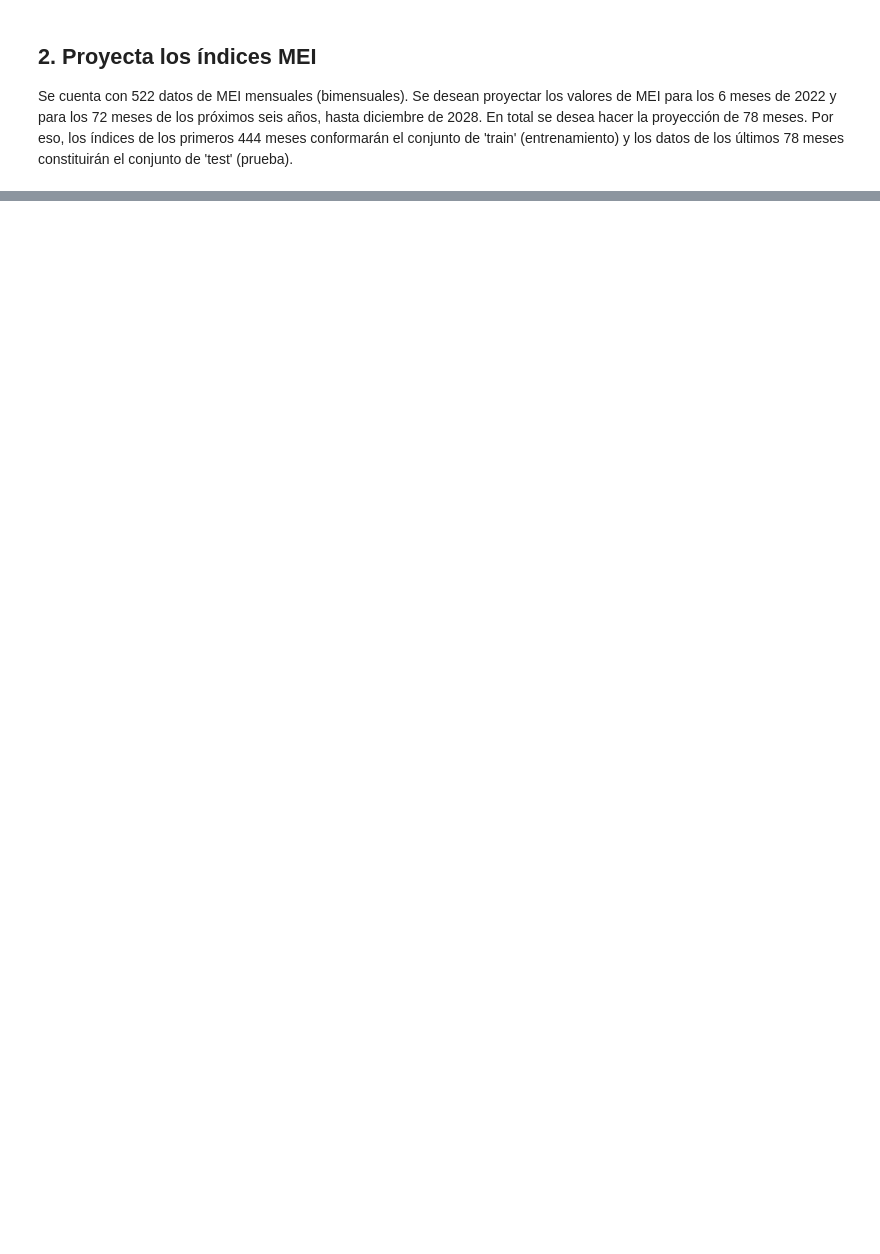
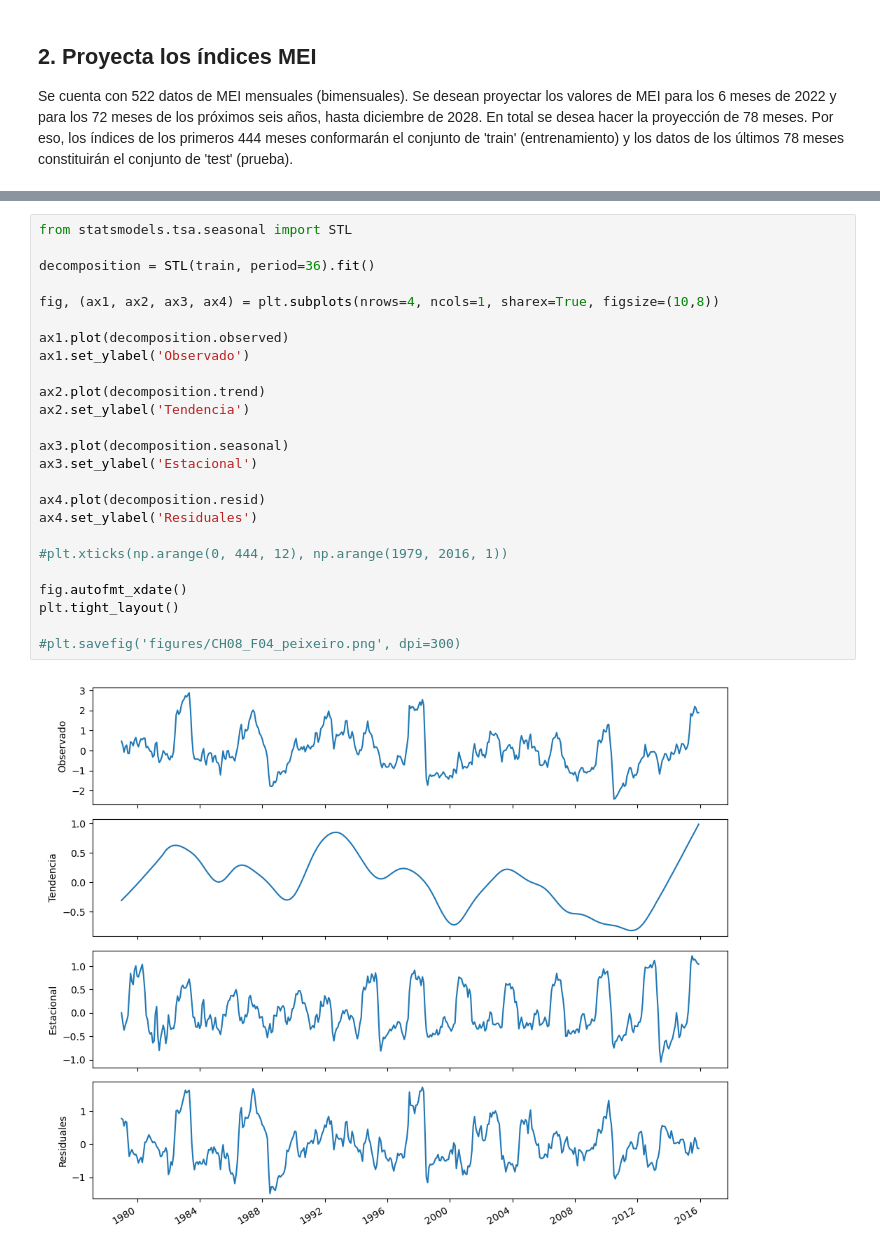
Before and after one commit to EricJDavila/Ppbe, a Jupyter notebook: N01_ProyeccionMEI.ipynb, the cells around one changed output, grey strips where cells are left out. Drawn from its saved outputs; the diff is of its cells as text; blank space fills up the shorter version.

```diff
--- a/N01_ProyeccionMEI.ipynb
+++ b/N01_ProyeccionMEI.ipynb
@@ -103,0 +138,27 @@ Por eso, los índices de los primeros 444 meses conformarán el conjunto de 'tra
+# %%
+from statsmodels.tsa.seasonal import STL
+
+decomposition = STL(train, period=36).fit()
+
+fig, (ax1, ax2, ax3, ax4) = plt.subplots(nrows=4, ncols=1, sharex=True, figsize=(10,8))
+
+ax1.plot(decomposition.observed)
+ax1.set_ylabel('Observado')
+
+ax2.plot(decomposition.trend)
+ax2.set_ylabel('Tendencia')
+
+ax3.plot(decomposition.seasonal)
+ax3.set_ylabel('Estacional')
+
+ax4.plot(decomposition.resid)
+ax4.set_ylabel('Residuales')
+
+#plt.xticks(np.arange(0, 444, 12), np.arange(1979, 2016, 1))
+
+fig.autofmt_xdate()
+plt.tight_layout()
+
+#plt.savefig('figures/CH08_F04_peixeiro.png', dpi=300)
+# %% [output]
+[figure, added]
```
Also changed, not shown: parts of 53 cells of this notebook, 15 other files.
